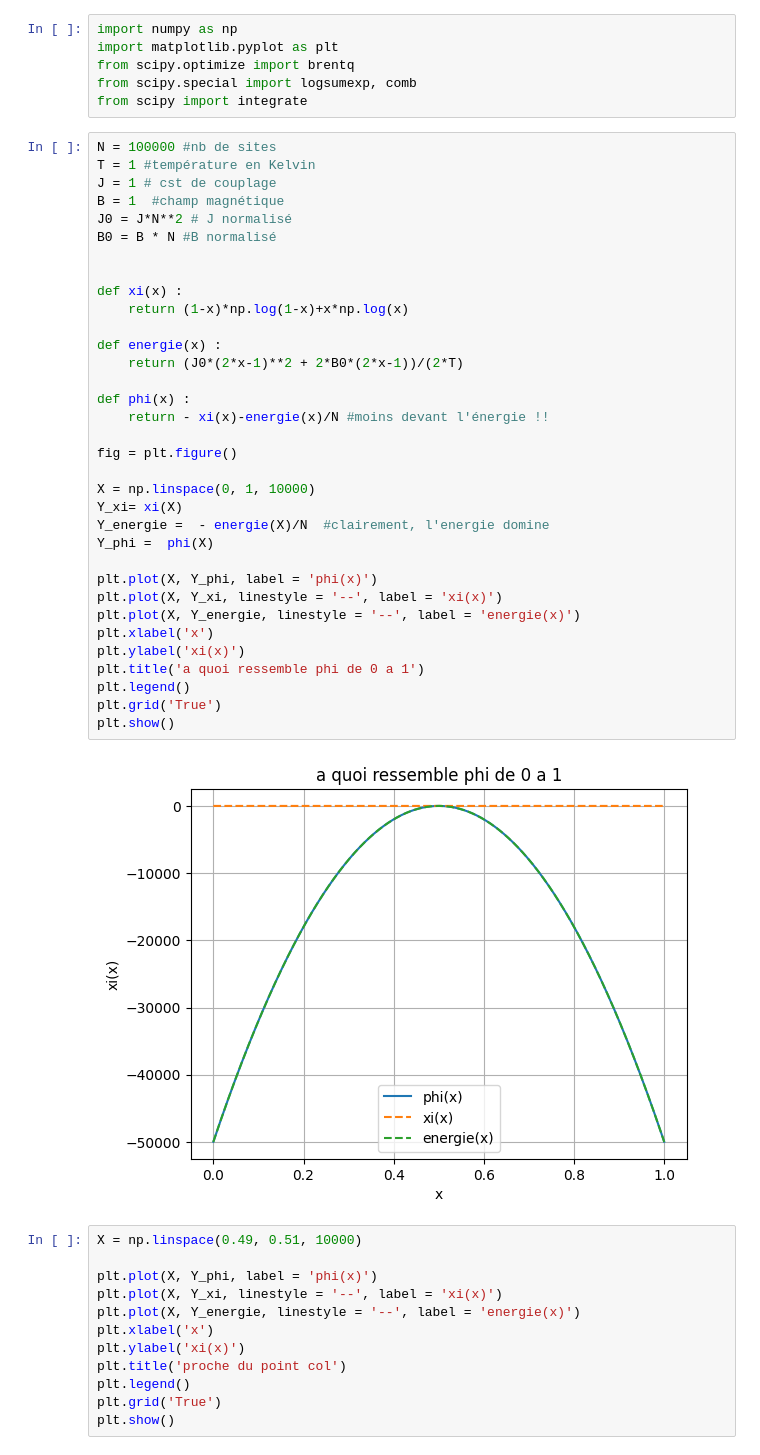
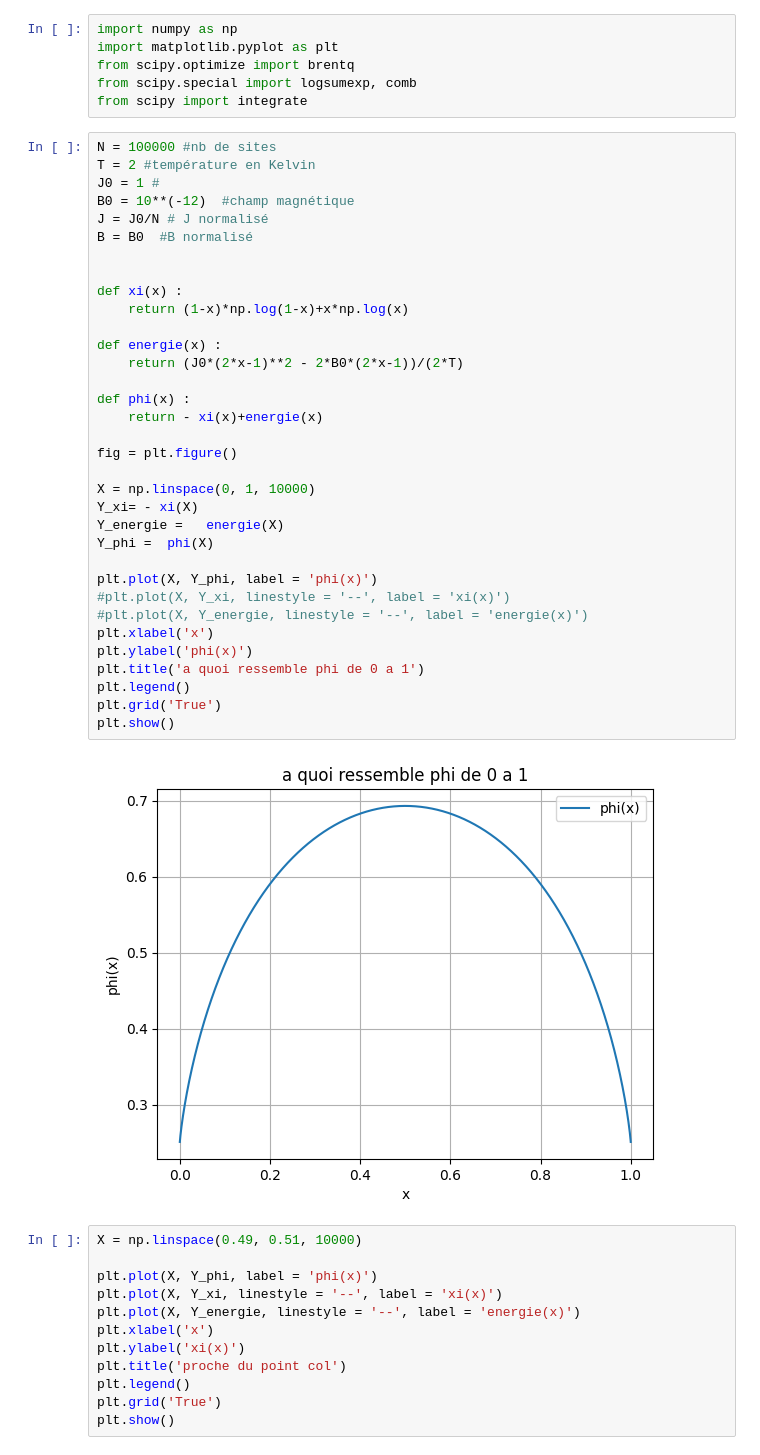
Before and after one commit to Gabriel-lct/ising-model-research, a Jupyter notebook: python/plot_mean_Z_2.ipynb, the cells around one changed output. Drawn from its saved outputs; the diff is of its cells as text.

```diff
--- a/python/plot_mean_Z_2.ipynb
+++ b/python/plot_mean_Z_2.ipynb
@@ -6,40 +6,40 @@ from scipy.special import logsumexp, comb
 from scipy import integrate
 # %%
 N = 100000 #nb de sites
-T = 1 #température en Kelvin
-J = 1 # cst de couplage
-B = 1  #champ magnétique
-J0 = J*N**2 # J normalisé
-B0 = B * N #B normalisé
+T = 2 #température en Kelvin
+J0 = 1 #
+B0 = 10**(-12)  #champ magnétique
+J = J0/N # J normalisé
+B = B0  #B normalisé
 
 
 def xi(x) :
     return (1-x)*np.log(1-x)+x*np.log(x)
 
 def energie(x) :
-    return (J0*(2*x-1)**2 + 2*B0*(2*x-1))/(2*T)
+    return (J0*(2*x-1)**2 - 2*B0*(2*x-1))/(2*T)
 
 def phi(x) :
-    return - xi(x)-energie(x)/N #moins devant l'énergie !!
+    return - xi(x)+energie(x)
 
 fig = plt.figure()
 
 X = np.linspace(0, 1, 10000)
-Y_xi= xi(X)
-Y_energie =  - energie(X)/N  #clairement, l'energie domine
+Y_xi= - xi(X)
+Y_energie =   energie(X)
 Y_phi =  phi(X)
 
 plt.plot(X, Y_phi, label = 'phi(x)')
-plt.plot(X, Y_xi, linestyle = '--', label = 'xi(x)')
-plt.plot(X, Y_energie, linestyle = '--', label = 'energie(x)')
+#plt.plot(X, Y_xi, linestyle = '--', label = 'xi(x)')
+#plt.plot(X, Y_energie, linestyle = '--', label = 'energie(x)')
 plt.xlabel('x')
-plt.ylabel('xi(x)')
+plt.ylabel('phi(x)')
 plt.title('a quoi ressemble phi de 0 a 1')
 plt.legend()
 plt.grid('True')
 plt.show()
 # %% [output]
-[figure, old version]
+[figure, new version]
 # %%
 X = np.linspace(0.49, 0.51, 10000)
 
```
Also changed, not shown: parts of 5 cells of this notebook.
